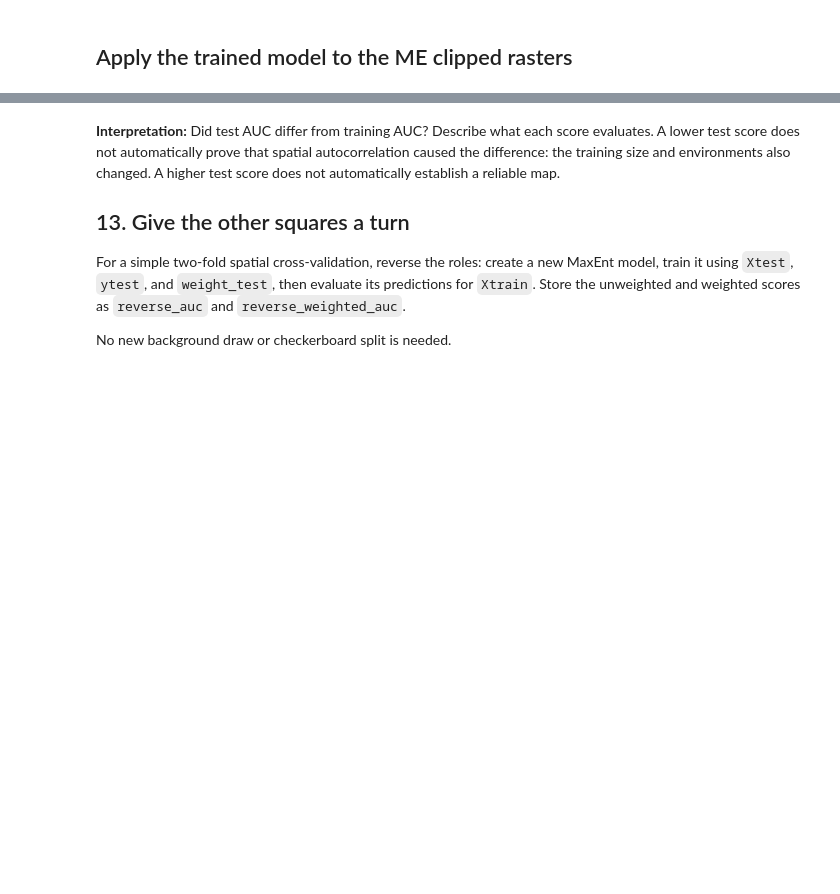
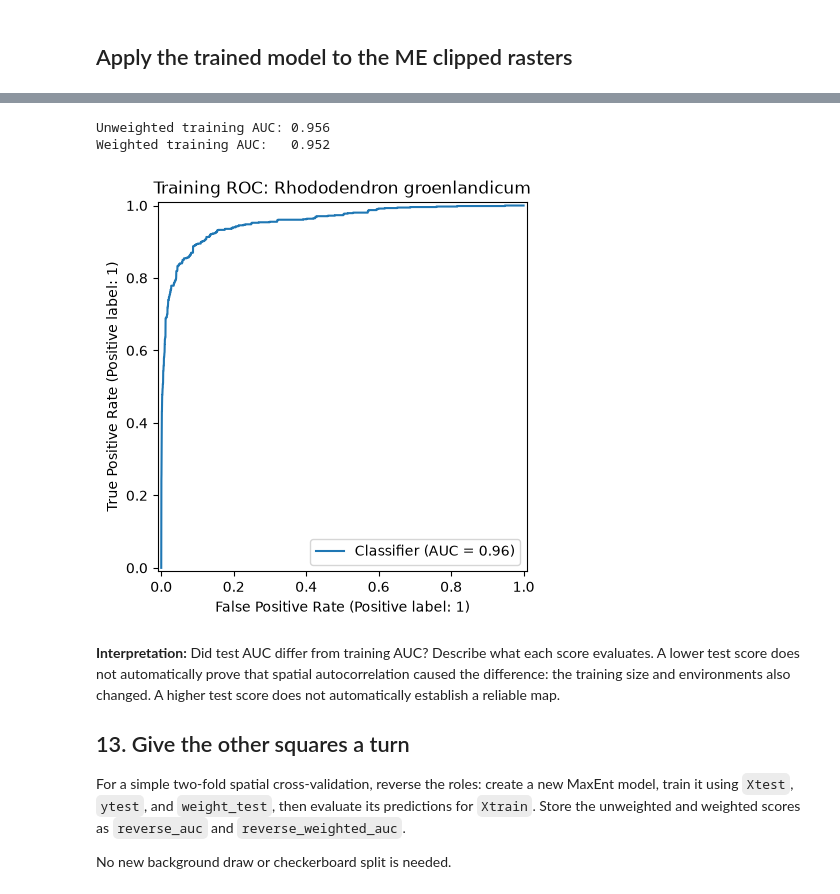
Before and after one commit to Braeclin/BIO597-SpatialBiodiversity, a Jupyter notebook: docs/assignments/Assignment-08-SDM-Software.ipynb, the cells around one changed output, grey strips where cells are left out. Drawn from its saved outputs; the diff is of its cells as text; code cells hidden in the pictures; blank space fills up the shorter version.

```diff
--- a/docs/assignments/Assignment-08-SDM-Software.ipynb
+++ b/docs/assignments/Assignment-08-SDM-Software.ipynb
@@ -421,3 +449,32 @@ output_raster = "______________.tif"
+# %%
+maxent = ela.MaxentModel()
+maxent.set_params(n_cpus=4)
+
+# Use only the climate columns as predictors.
+X = merged[labels]
+y = merged["class"]
+sample_weight = merged["SampleWeight"]
+
+# Fit maxent with X, y, and sample_weight.
+maxent.fit(X, y, sample_weight=sample_weight)
+
+# Predict X and store the scores as naive_prediction.
+naive_prediction = maxent.predict(X)
+
+# Calculate unweighted and weighted training AUCs.
+naive_auc = metrics.roc_auc_score(y, naive_prediction)
+naive_weighted_auc = metrics.roc_auc_score(y, naive_prediction, sample_weight=sample_weight)
+
+# Print both scores and plot a ROC curve.
+print(f"Unweighted training AUC: {naive_auc:0.3f}")
+print(f"Weighted training AUC:   {naive_weighted_auc:0.3f}")
+RocCurveDisplay.from_predictions(y, naive_prediction)
+plt.title(f"Training ROC: {target_species}")
+plt.show()
+# %% [output]
+Unweighted training AUC: 0.956
+Weighted training AUC:   0.952
+[figure, added]
 # %% [markdown]
 **Interpretation:** Did test AUC differ from training AUC? Describe what each score evaluates. A lower test score does not automatically prove that spatial autocorrelation caused the difference: the training size and environments also changed. A higher test score does not automatically establish a reliable map.
 
```
Also changed, not shown: parts of 6 cells of this notebook, 3 other files.
